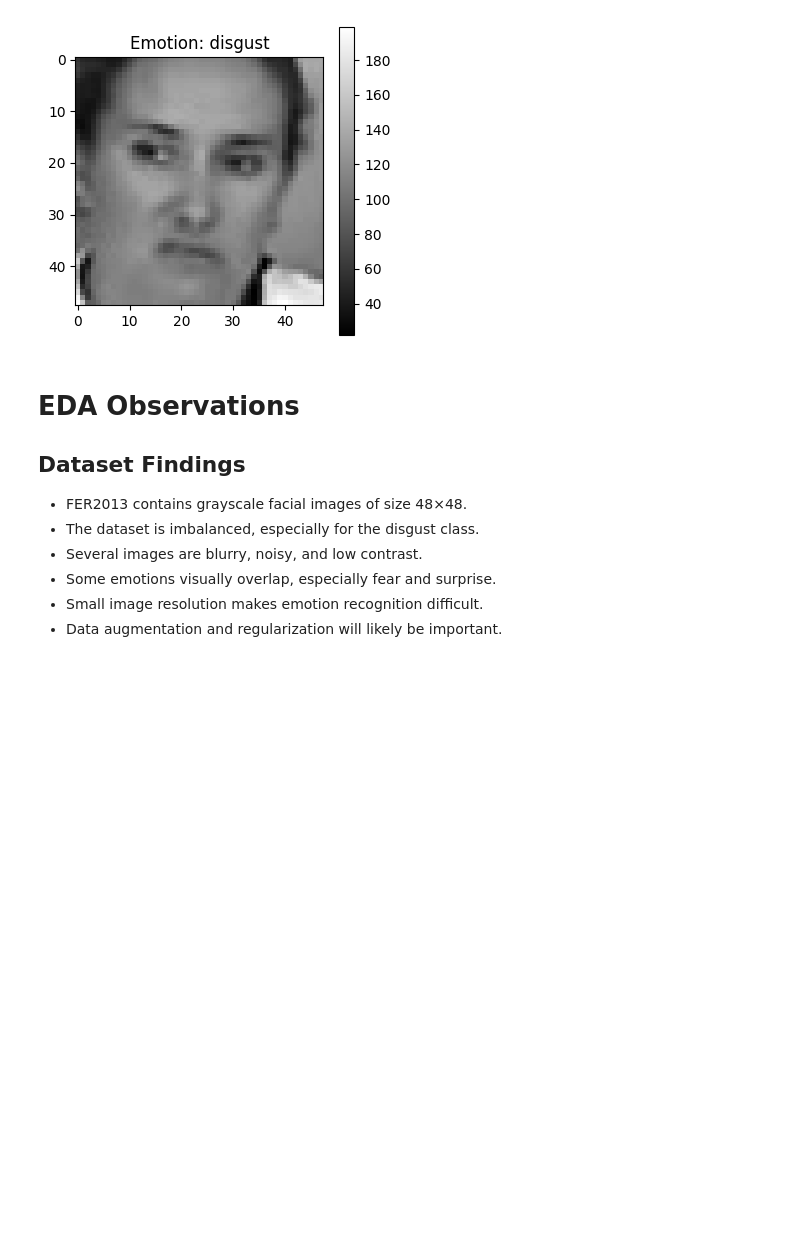
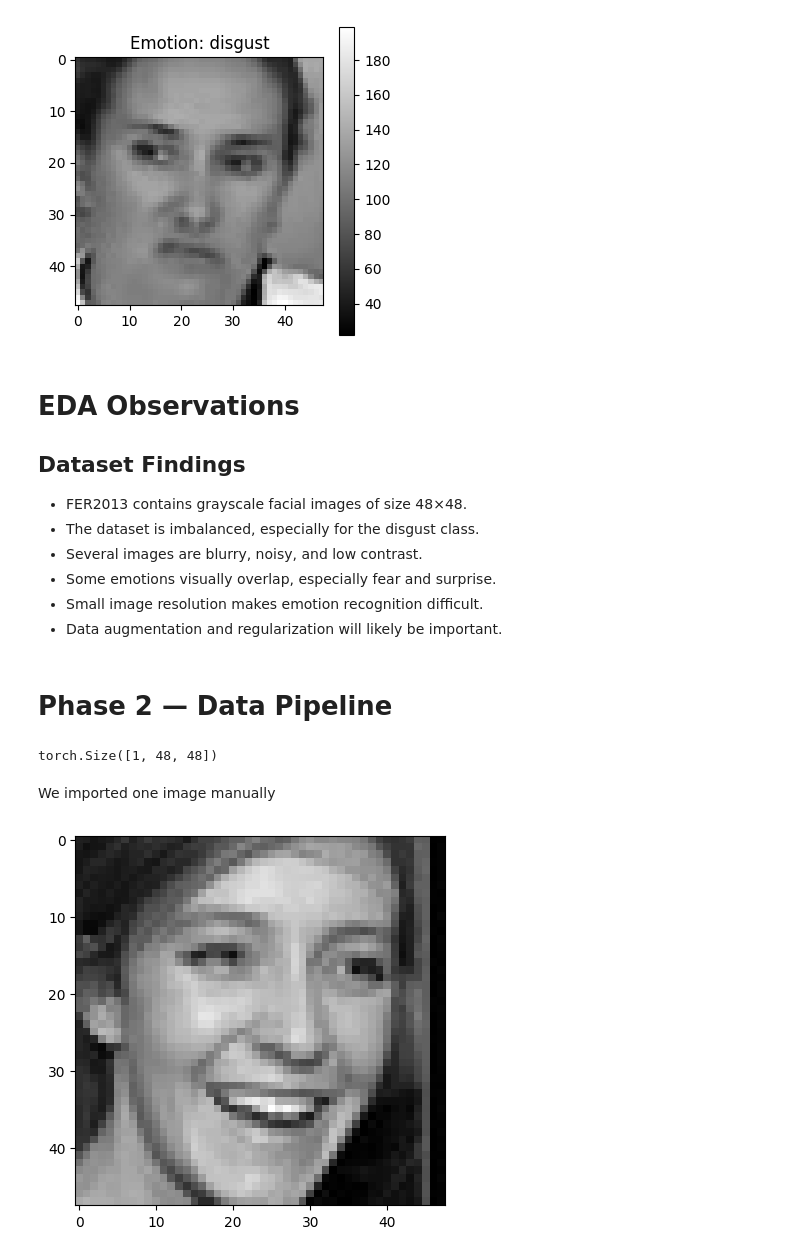
Before and after one commit to BhaveshNegi21/Facial-emotion-recognition, a Jupyter notebook: notebooks/eda.ipynb, the cells around one changed output. Cells and saved outputs as stored; diff of their text form; code cells hidden in the pictures; blank space fills up the shorter version.

Commit message:
Data Pipeline

```diff
--- a/notebooks/eda.ipynb
+++ b/notebooks/eda.ipynb
@@ -119,3 +119,36 @@ plt.show()
 - Some emotions visually overlap, especially fear and surprise.
 - Small image resolution makes emotion recognition difficult.
 - Data augmentation and regularization will likely be important.
+# %% [markdown]
+# Phase 2 — Data Pipeline
+# %%
+from torchvision import transforms
+transform = transforms.Compose([
+    transforms.Resize((48, 48)),
+    transforms.ToTensor()
+])
+# %%
+from PIL import Image
+image_path = "../data/train/happy/Training_1866804.jpg"
+
+image = Image.open(image_path)
+
+image
+
+tensor_image = transform(image)
+
+tensor_image.shape
+# %% [output]
+torch.Size([1, 48, 48])
+# %% [markdown]
+We imported one image manually
+# %%
+import matplotlib.pyplot as plt
+plt.imshow(
+    tensor_image.squeeze(),
+    cmap="gray"
+)
+
+plt.show()
+# %% [output]
+[figure, added]
```
Also changed, not shown: parts of 36 cells of this notebook.
